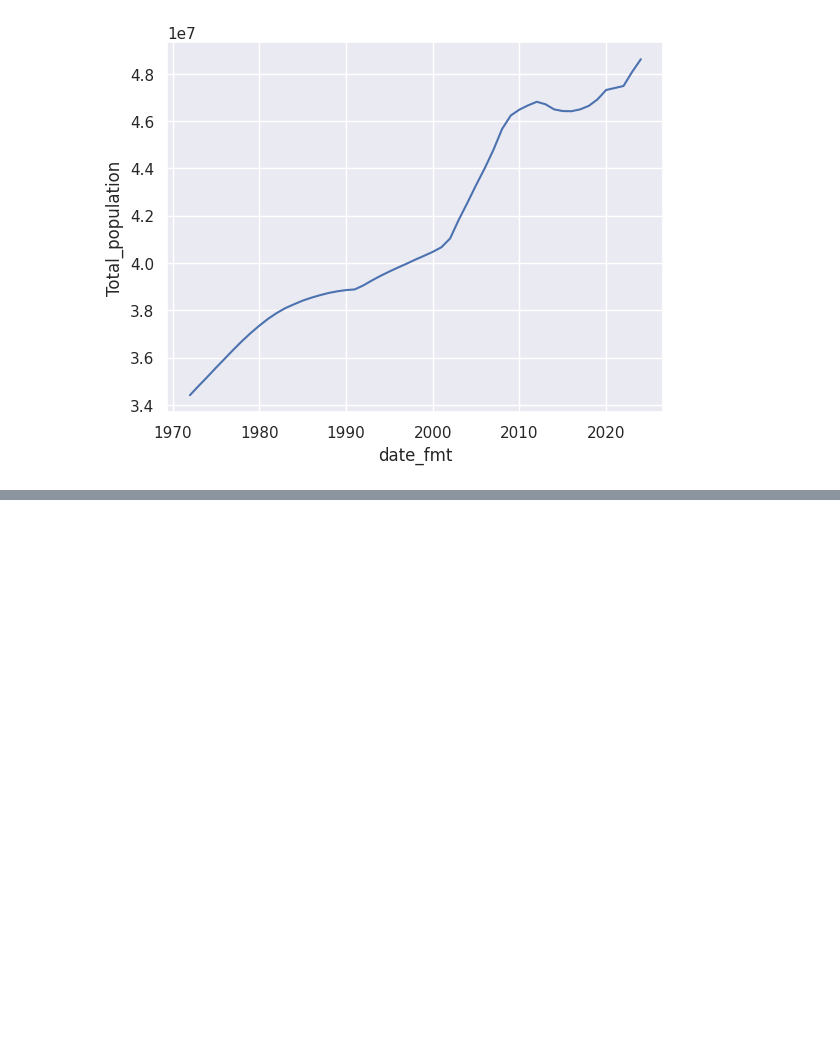
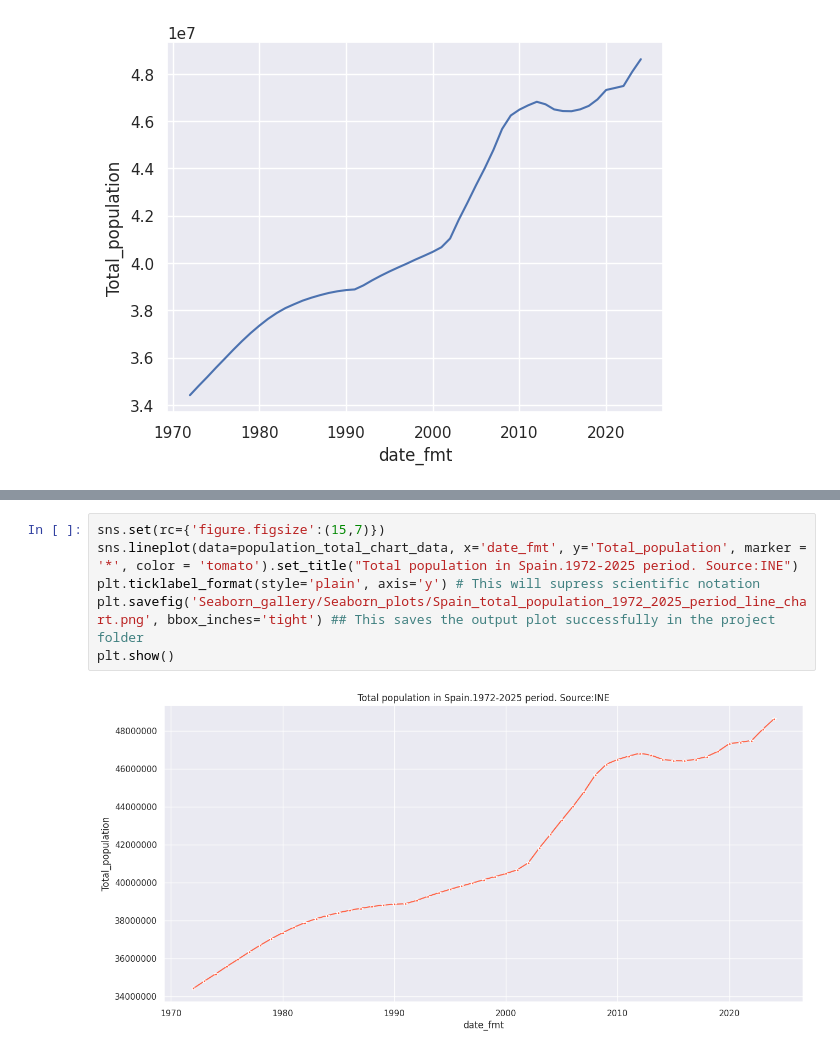
Before and after one commit to Pablo-source/ML-using-Python, a Jupyter notebook: data_wrangling_scripts/10 Import excel file creating standard date variable.ipynb, the cells around one changed output, grey strips where cells are left out. Drawn from its saved outputs; the diff is of its cells as text; blank space fills up the shorter version.

```diff
--- a/data_wrangling_scripts/10 Import excel file creating standard date variable.ipynb
+++ b/data_wrangling_scripts/10 Import excel file creating standard date variable.ipynb
@@ -501,0 +512,8 @@ sns.lineplot(data=population_total_chart_data, x='date_fmt', y='Total_population
+# %%
+sns.set(rc={'figure.figsize':(15,7)})
+sns.lineplot(data=population_total_chart_data, x='date_fmt', y='Total_population', marker = '*', color = 'tomato').set_title("Total population in Spain.1972-2025 period. Source:INE")
+plt.ticklabel_format(style='plain', axis='y') # This will supress scientific notation
+plt.savefig('Seaborn_gallery/Seaborn_plots/Spain_total_population_1972_2025_period_line_chart.png', bbox_inches='tight') ## This saves the output plot successfully in the project folder
+plt.show()
+# %% [output]
+[figure, added]
```
Also changed, not shown: parts of 4 cells of this notebook.
